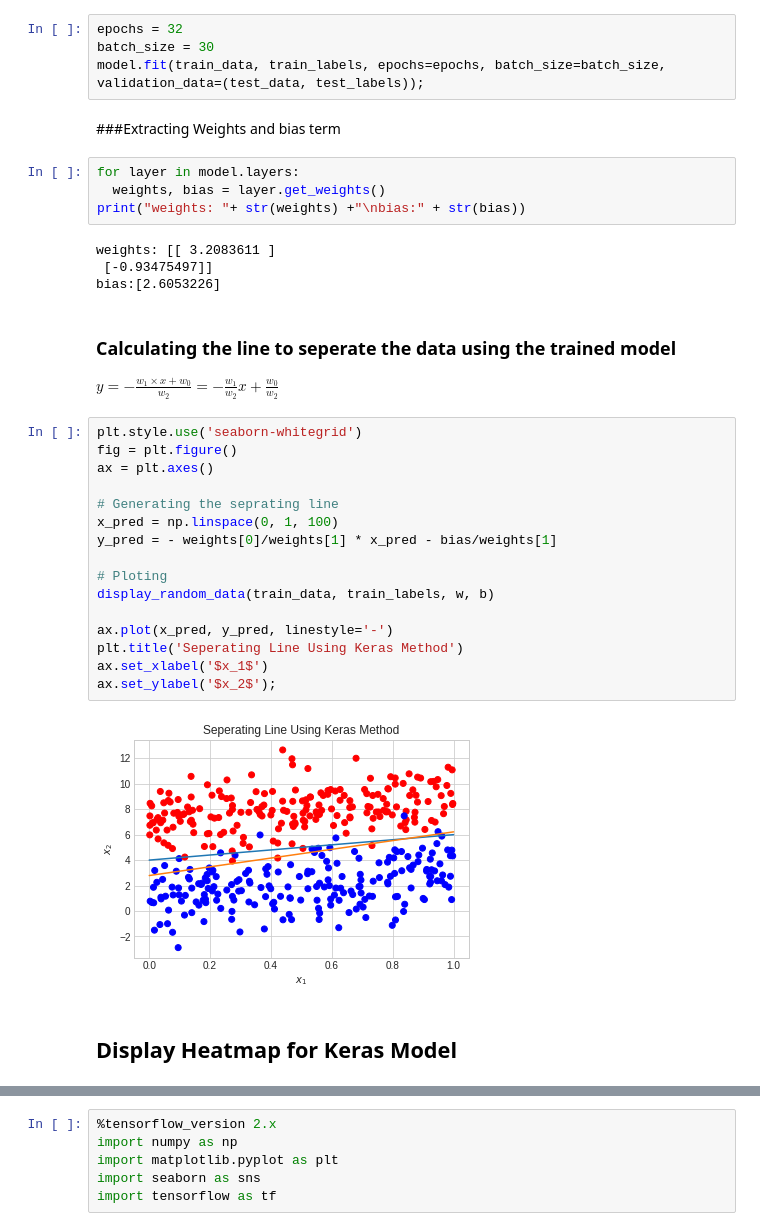
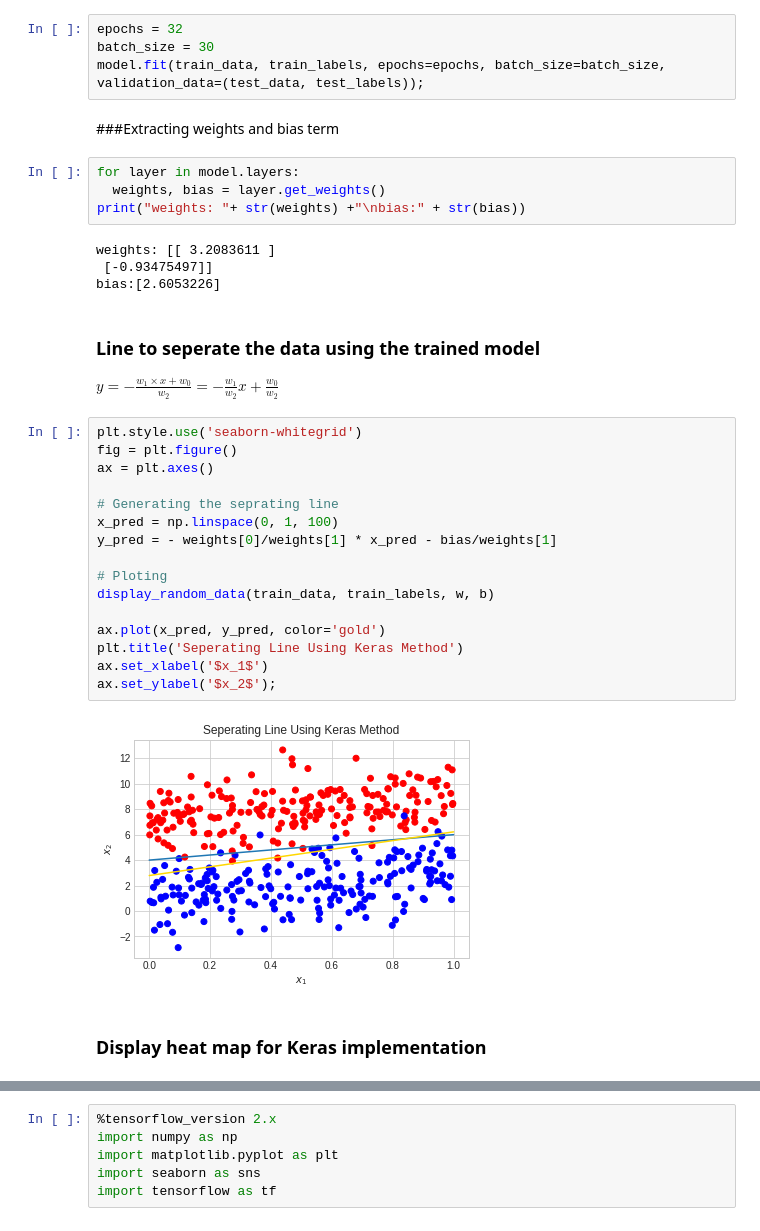
Before and after one commit to shaunhyp57/Artificial-Intelligence-Machine-Learning, a Jupyter notebook: HW_3/HW_3.ipynb, the cells around one changed output, grey strips where cells are left out. Drawn from its saved outputs; the diff is of its cells as text.

```diff
--- a/HW_3/HW_3.ipynb
+++ b/HW_3/HW_3.ipynb
@@ -102,7 +112,7 @@ epochs = 32
 batch_size = 30
 model.fit(train_data, train_labels, epochs=epochs, batch_size=batch_size, validation_data=(test_data, test_labels));
 # %% [markdown]
-###Extracting Weights and bias term
+###Extracting weights and bias term
 # %%
 for layer in model.layers:
   weights, bias = layer.get_weights()
@@ -112,30 +122,30 @@ weights: [[ 3.2083611 ]
  [-0.93475497]]
 bias:[2.6053226]
 # %% [markdown]
-### Calculating the line to seperate the data using the trained model
+### Line to seperate the data using the trained model
 
 
 $y = - \frac{w_1 \times x + w_0}{w_2}  = - \frac{w_1}{w_2}x + \frac{w_0}{w_2}$
 # %%
 plt.style.use('seaborn-whitegrid')
 fig = plt.figure()
 ax = plt.axes()
 
 # Generating the seprating line
 x_pred = np.linspace(0, 1, 100)
 y_pred = - weights[0]/weights[1] * x_pred - bias/weights[1]
 
 # Ploting
 display_random_data(train_data, train_labels, w, b)
 
-ax.plot(x_pred, y_pred, linestyle='-')
+ax.plot(x_pred, y_pred, color='gold')
 plt.title('Seperating Line Using Keras Method')
 ax.set_xlabel('$x_1$')
 ax.set_ylabel('$x_2$');
 # %% [output]
-[figure, old version]
+[figure, new version]
 # %% [markdown]
-## Display Heatmap for Keras Model
+### Display heat map for Keras implementation
 # %%
 # Ploting
 display_random_data(train_data, train_labels, w, b)
```
Also changed, not shown: parts of 15 cells of this notebook.
